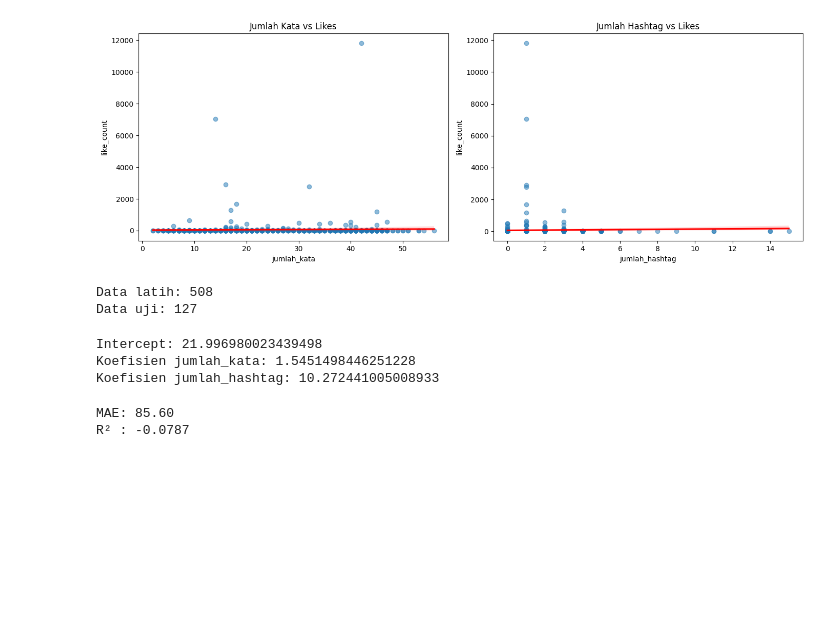
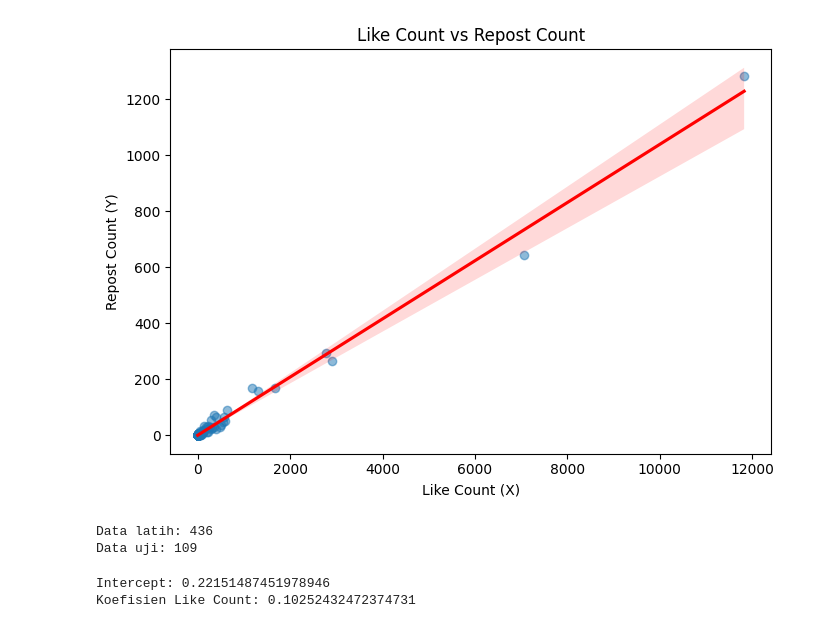
Before and after one commit to szuuuperr/ApplicationWeb-TimnasDataAnalysis, a Jupyter notebook: notebooks/03_regresi_timnas.ipynb, the cells around one changed output. Saved outputs shown, nothing was run; the diff lists cells and outputs as text; code cells hidden in the pictures; blank space fills up the shorter version.

Commit message:
Menambahkan notebook 03_regresi_timnas.ipynb

```diff
--- a/notebooks/03_regresi_timnas.ipynb
+++ b/notebooks/03_regresi_timnas.ipynb
@@ -114,25 +71,19 @@ like_count         0.027912        0.023853    1.000000
-# %%
-# fitur vs target
-# melihat garis tren linear antara fitur dan likes
-fig, axes = plt.subplots(1, 2, figsize=(14, 5))
-
-# Jumlah kata vs likes
-sns.regplot(data=data, x='jumlah_kata', y='like_count',
-            ax=axes[0], scatter_kws={'alpha': 0.5}, line_kws={'color': 'red'})
-axes[0].set_title('Jumlah Kata vs Likes')
-
-# Jumlah hashtag vs likes
-sns.regplot(data=data, x='jumlah_hashtag', y='like_count',
-            ax=axes[1], scatter_kws={'alpha': 0.5}, line_kws={'color': 'red'})
-axes[1].set_title('Jumlah Hashtag vs Likes')
-
-plt.tight_layout()
-plt.show()
-# %% [output]
-[figure, removed]
+# %%
+# Scatter Plot & Garis Regresi
+plt.figure(figsize=(7, 5))
+sns.regplot(data=data, x=x_col, y=y_col,
+            scatter_kws={'alpha': 0.5}, line_kws={'color': 'red'})
+plt.title('Like Count vs Repost Count')
+plt.xlabel('Like Count (X)')
+plt.ylabel('Repost Count (Y)')
+plt.tight_layout()
+plt.show()
+# %% [output]
+[figure, added]
 # %%
-X = data[['jumlah_kata', 'jumlah_hashtag']]
-y = data[like_col]
+# 5. Persiapan Data untuk Model (Train-Test Split)
+X = data[[x_col]]  # Format 2D array untuk scikit-learn
+y = data[y_col]
 
 X_train, X_test, y_train, y_test = train_test_split(
     X, y, test_size=0.2, random_state=42
@@ -141,28 +92,16 @@ X_train, X_test, y_train, y_test = train_test_split(
 print("Data latih:", len(X_train))
 print("Data uji:", len(X_test))
 # %% [output]
-Data latih: 508
-Data uji: 127
+Data latih: 436
+Data uji: 109
 # %%
+# 6. Pelatihan Model Regresi Linear
 model = LinearRegression()
 model.fit(X_train, y_train)
 
-print("Intercept:", model.intercept_)
-print("Koefisien jumlah_kata:", model.coef_[0])
-print("Koefisien jumlah_hashtag:", model.coef_[1])
+print("\nIntercept:", model.intercept_)
+print("Koefisien Like Count:", model.coef_[0])
 # %% [output]
-Intercept: 21.996980023439498
-Koefisien jumlah_kata: 1.5451498446251228
-Koefisien jumlah_hashtag: 10.272441005008933
+Intercept: 0.22151487451978946
+Koefisien Like Count: 0.10252432472374731
-# %%
-y_pred = model.predict(X_test)
-
-mae = mean_absolute_error(y_test, y_pred)
-r2 = r2_score(y_test, y_pred)
-
-print(f"MAE: {mae:.2f}")
-print(f"R² : {r2:.4f}")
-# %% [output]
-MAE: 85.60
-R² : -0.0787
 # %%
```
Also changed, not shown: parts of 12 cells of this notebook.
